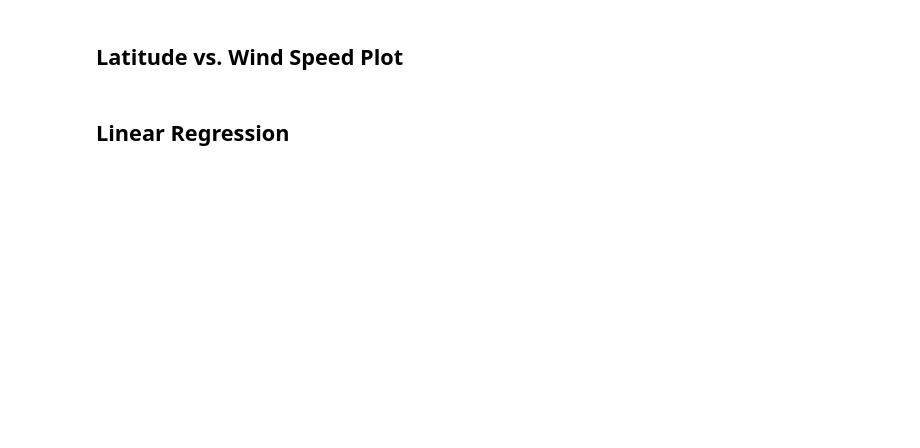
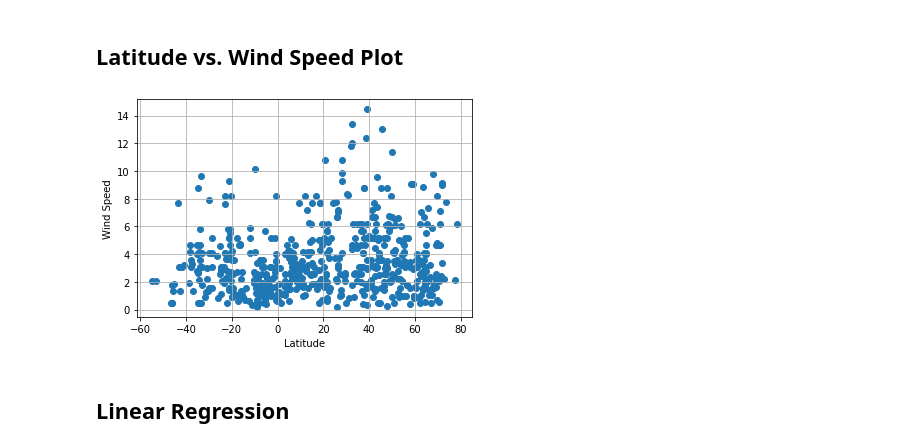
Before and after one commit to sanureet/Python-API-challenge, a Jupyter notebook: sb_WeatherPyhomework.ipynb, the cells around one changed output. Saved outputs shown, nothing was run; the diff lists cells and outputs as text; code cells hidden in the pictures; blank space fills up the shorter version.

```diff
--- a/sb_WeatherPyhomework.ipynb
+++ b/sb_WeatherPyhomework.ipynb
@@ -211,2 +270,13 @@ plt.show()
 # %% [markdown]
 ## Latitude vs. Wind Speed Plot
+# %%
+x_values = weather_data['Lat']
+y_values = weather_data['Wind Speed']
+plt.scatter(x_values,y_values)
+plt.xlabel('Latitude')
+plt.ylabel('Wind Speed')
+plt.grid(True)
+plt.savefig("lat_windspeed.png")
+plt.show()
+# %% [output]
+[figure, added]
```
Also changed, not shown: parts of 32 cells of this notebook, 4 other files.
